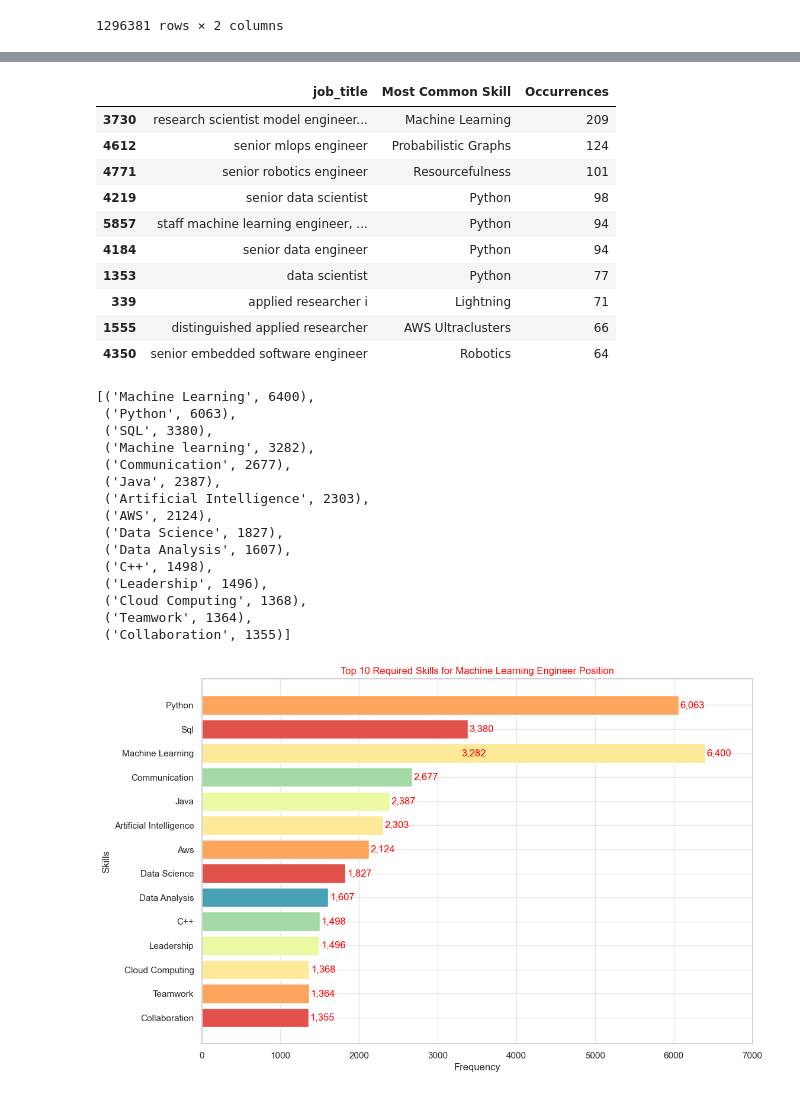
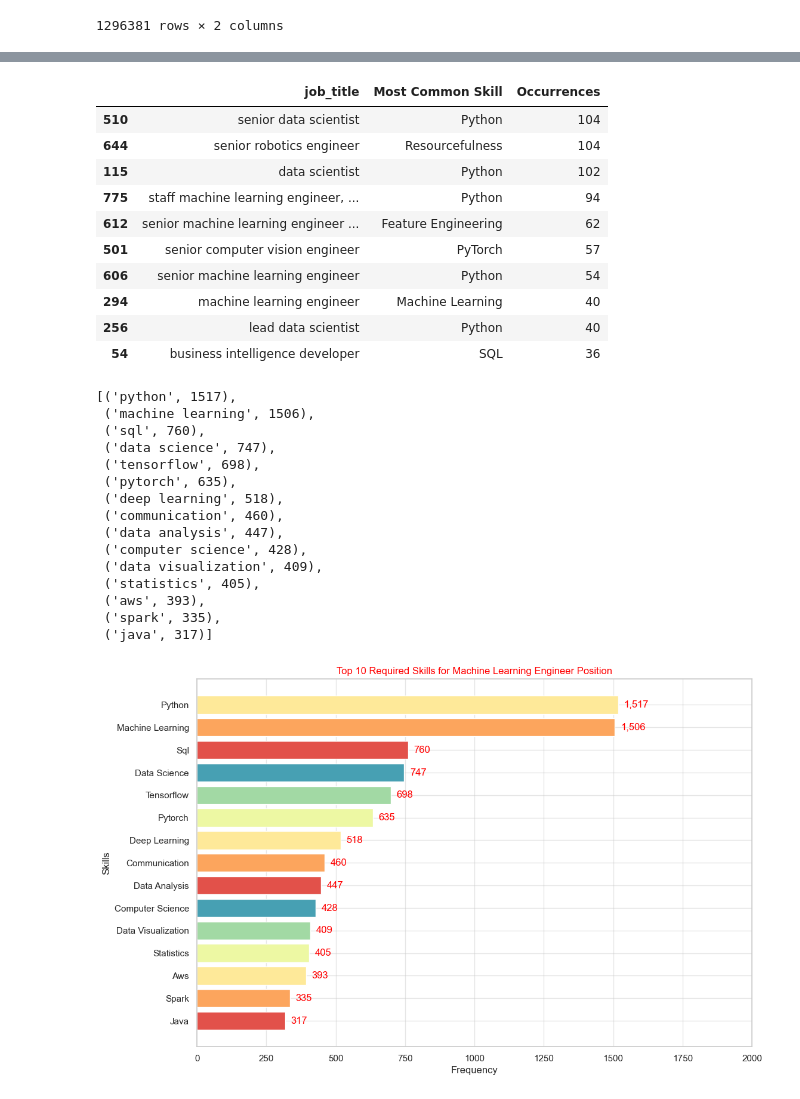
Before and after one commit to adityachaudhary99/linkedin-job-data-analysis, a Jupyter notebook: scripts/analysis.ipynb, the cells around one changed output, grey strips where cells are left out. Drawn from its saved outputs; the diff is of its cells as text; code cells hidden in the pictures.

```diff
--- a/scripts/analysis.ipynb
+++ b/scripts/analysis.ipynb
@@ -86,9 +68,7 @@ df2
 | 1296380 | https://www.linkedin.com/jobs/vie... | Customer Service, Driving, Loadin... |
 1296381 rows × 2 columns
 # %%
-common = pd.merge(df, df2, on='job_link')
+all = pd.merge(df, df2, on='job_link')
-# %%
-all = pd.merge(common, df1, on="job_link")
 # %%
 all
 # %% [output]
@@ -127,9 +107,13 @@ all
 # %%
-strings = ['machine learning', 'AI/ML',  'Deep Learning', 'nlp', 'computer vision', 'MLOps']
+strings = ['machine learning engineer', 'machine learning', 'ML engineer', \
+           'machine learning specialist', 'AI/ML Specialist', 'machine learning architect', \
+            'Chief AI Officer', 'Deep Learning', 'nlp', 'computer vision', 'data scientist', \
+            'algorithm engineer', 'robotics engineer', 'AI Product Manager', 'Research Scientist (AI)', \
+            'Business Intelligence Developer']
 
 pattern = '|'.join(strings)
 
-all_filtered = all[all['job_skills'].str.contains(rf'{pattern}', case=False)]
+all_filtered = all[all['job_title'].str.contains(rf'{pattern}', case=False)]
 # %%
 all_filtered
 # %% [output]
@@ -279,60 +263,60 @@ df_most_common_skills = pd.DataFrame(data, columns=['job_title', 'Most Common Sk
 df_most_common_skills.sort_values(by = 'Occurrences', ascending = False).head(10)
 # %% [output]
 |  | job_title | Most Common Skill | Occurrences |
-| 3730 | research scientist model engineer... | Machine Learning | 209 |
-| 4612 | senior mlops engineer | Probabilistic Graphs | 124 |
-| 4771 | senior robotics engineer | Resourcefulness | 101 |
-| 4219 | senior data scientist | Python | 98 |
-| 5857 | staff machine learning engineer, ... | Python | 94 |
-| 4184 | senior data engineer | Python | 94 |
-| 1353 | data scientist | Python | 77 |
-| 339 | applied researcher i | Lightning | 71 |
-| 1555 | distinguished applied researcher | AWS Ultraclusters | 66 |
-| 4350 | senior embedded software engineer | Robotics | 64 |
+| 510 | senior data scientist | Python | 104 |
+| 644 | senior robotics engineer | Resourcefulness | 104 |
+| 115 | data scientist | Python | 102 |
+| 775 | staff machine learning engineer, ... | Python | 94 |
+| 612 | senior machine learning engineer ... | Feature Engineering | 62 |
+| 501 | senior computer vision engineer | PyTorch | 57 |
+| 606 | senior machine learning engineer | Python | 54 |
+| 294 | machine learning engineer | Machine Learning | 40 |
+| 256 | lead data scientist | Python | 40 |
+| 54 | business intelligence developer | SQL | 36 |
 # %%
-flat_skills = [skill for skills in all_filtered['job_skills_list'] for skill in skills]
+flat_skills = [skill.lower() for skills in all_filtered['job_skills_list'] for skill in skills]
 # %%
 from collections import Counter
 counts = Counter(flat_skills)
 common_skills = counts.most_common(15)
 common_skills
 # %% [output]
-[('Machine Learning', 6400),
- ('Python', 6063),
- ('SQL', 3380),
- ('Machine learning', 3282),
- ('Communication', 2677),
- ('Java', 2387),
- ('Artificial Intelligence', 2303),
- ('AWS', 2124),
- ('Data Science', 1827),
- ('Data Analysis', 1607),
- ('C++', 1498),
- ('Leadership', 1496),
- ('Cloud Computing', 1368),
- ('Teamwork', 1364),
- ('Collaboration', 1355)]
+[('python', 1517),
+ ('machine learning', 1506),
+ ('sql', 760),
+ ('data science', 747),
+ ('tensorflow', 698),
+ ('pytorch', 635),
+ ('deep learning', 518),
+ ('communication', 460),
+ ('data analysis', 447),
+ ('computer science', 428),
+ ('data visualization', 409),
+ ('statistics', 405),
+ ('aws', 393),
+ ('spark', 335),
+ ('java', 317)]
 # %%
 labels, values = zip(*common_skills)
 labels = [label.title() for label in labels]
 plt.figure(figsize=(12, 8))
 bars = plt.barh(labels[::-1], values[::-1], color=sns.color_palette("Spectral"))
 
 for bar in bars:
     width = bar.get_width()
     label_x_pos = width + 20
     plt.text(label_x_pos, bar.get_y() + bar.get_height()/2, f"{width:,.0f}", va='center', color='red')
 
 plt.xlabel('Frequency')
 plt.ylabel('Skills')
 plt.title('Top 10 Required Skills for Machine Learning Engineer Position', color='red')
 
 plt.grid(axis='both', linestyle='-', alpha=0.5)
 
-plt.xlim(0, 7000)
+plt.xlim(0, 2000)
 plt.show()
 # %% [output]
-[figure, old version]
+[figure, new version]
 # %%
 print(f"You need on average {int(all_filtered['skills_count'].median())} skills to apply for a Machine Learning Engineer job on LinkedIn")
 # %% [output]
```
Also changed, not shown: parts of 15 cells of this notebook, 3 other files.
